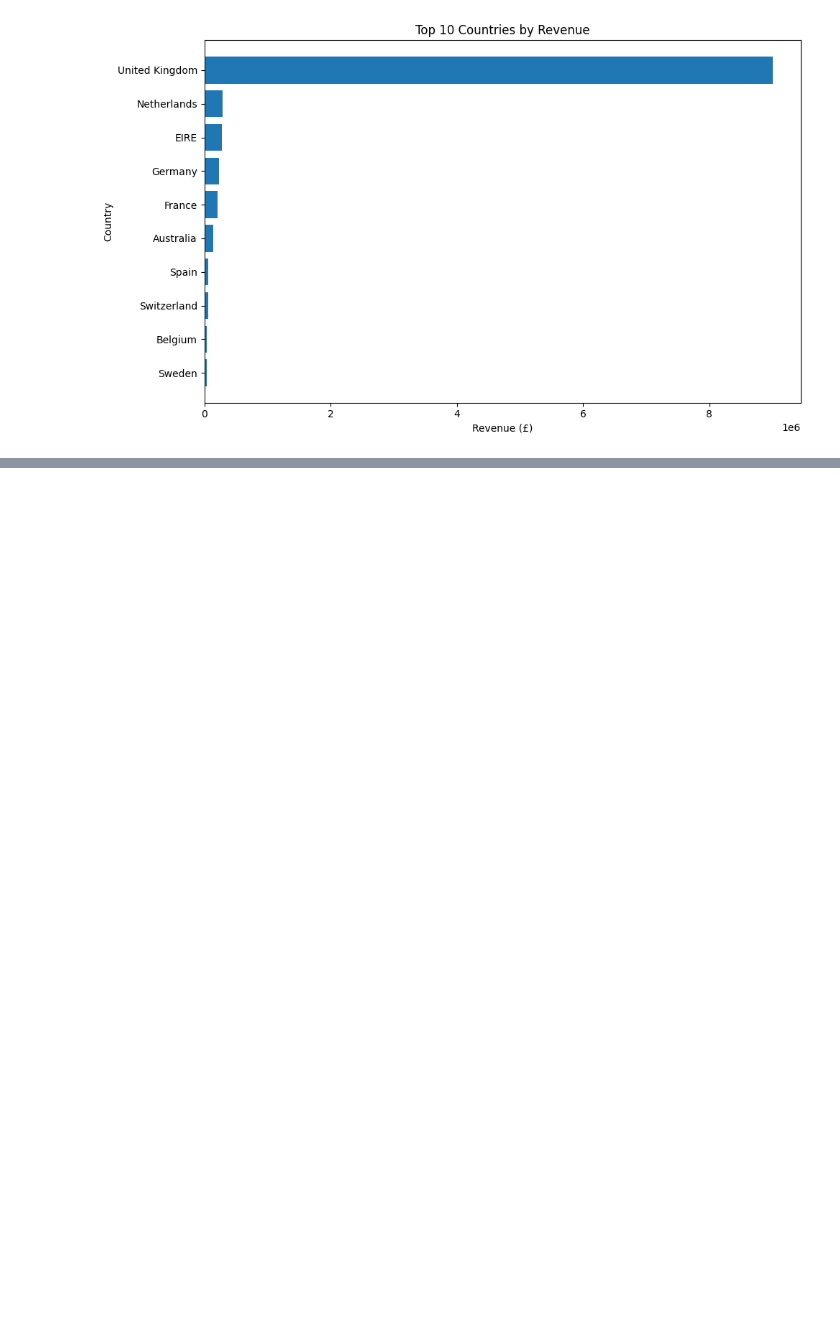
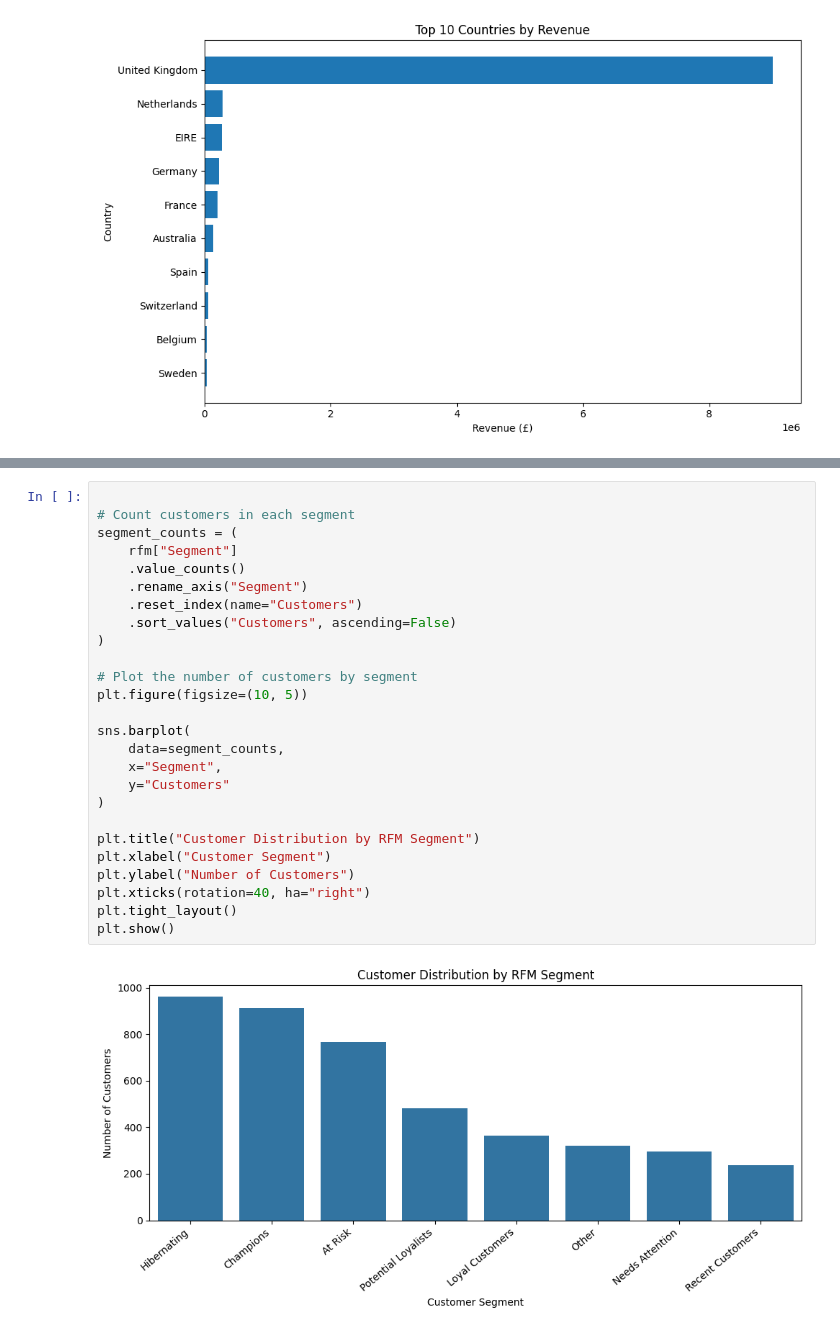
Before and after one commit to sahelsepehri/data-analysis-portfolio, a Jupyter notebook: ecommerce-sales-analysis/notebooks/E-commerce Sales Performance Analysis.ipynb, the cells around one changed output, grey strips where cells are left out. Drawn from its saved outputs; the diff is of its cells as text; blank space fills up the shorter version.

Commit message:
Add RFM customer segmentation analysis

```diff
--- a/ecommerce-sales-analysis/notebooks/E-commerce Sales Performance Analysis.ipynb
+++ b/ecommerce-sales-analysis/notebooks/E-commerce Sales Performance Analysis.ipynb
@@ -589,0 +899,28 @@ plt.show()
+# %%
+
+# Count customers in each segment
+segment_counts = (
+    rfm["Segment"]
+    .value_counts()
+    .rename_axis("Segment")
+    .reset_index(name="Customers")
+    .sort_values("Customers", ascending=False)
+)
+
+# Plot the number of customers by segment
+plt.figure(figsize=(10, 5))
+
+sns.barplot(
+    data=segment_counts,
+    x="Segment",
+    y="Customers"
+)
+
+plt.title("Customer Distribution by RFM Segment")
+plt.xlabel("Customer Segment")
+plt.ylabel("Number of Customers")
+plt.xticks(rotation=40, ha="right")
+plt.tight_layout()
+plt.show()
+# %% [output]
+[figure, added]
```
Also changed, not shown: parts of 14 cells of this notebook, 2 other files.
